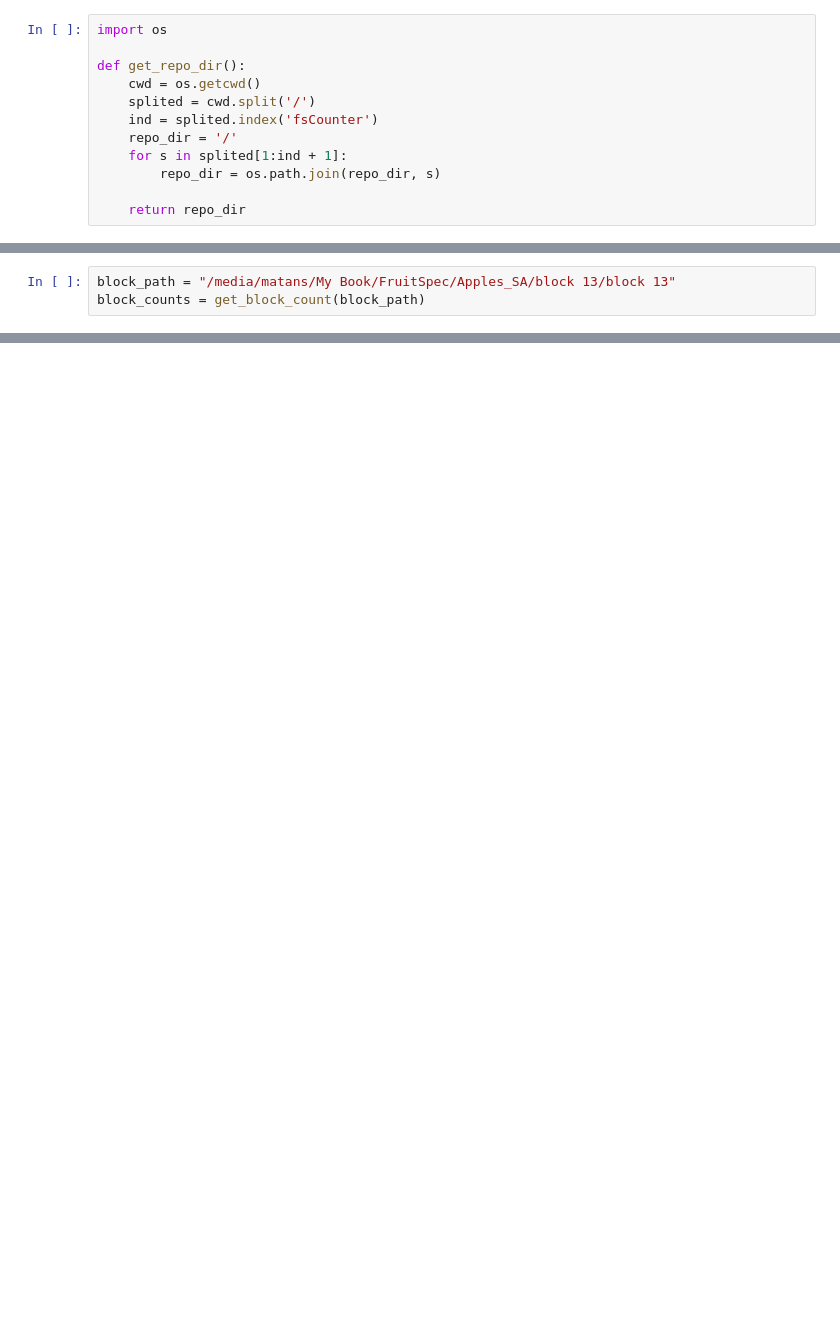
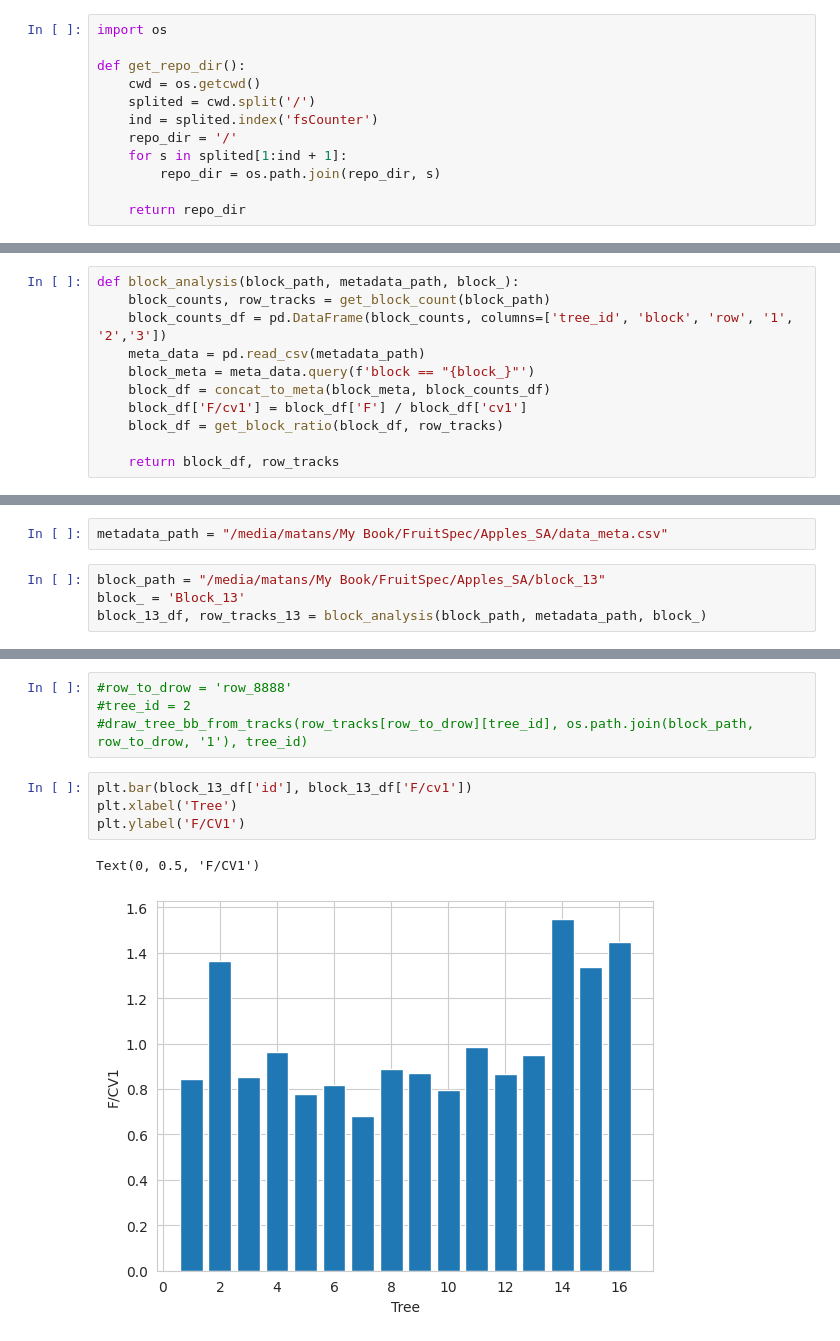
Before and after one commit to FruitSpec/fsCounter, a Jupyter notebook: vision/tools/jupyter_notebooks/Factor_analysis.ipynb, the cells around one changed output, grey strips where cells are left out. Cells and saved outputs as stored; diff of their text form; blank space fills up the shorter version.

```diff
--- a/vision/tools/jupyter_notebooks/Factor_analysis.ipynb
+++ b/vision/tools/jupyter_notebooks/Factor_analysis.ipynb
@@ -27,3 +27,0 @@ from vision.tools.post_process_analysis import read_tracks_and_slices, get_block
-# %%
-block_path = "/media/matans/My Book/FruitSpec/Apples_SA/block 13/block 13"
-block_counts = get_block_count(block_path)
@@ -49,0 +99,11 @@ block_counts
+# %%
+def block_analysis(block_path, metadata_path, block_):
+    block_counts, row_tracks = get_block_count(block_path)
+    block_counts_df = pd.DataFrame(block_counts, columns=['tree_id', 'block', 'row', '1', '2','3'])
+    meta_data = pd.read_csv(metadata_path)
+    block_meta = meta_data.query(f'block == "{block_}"')
+    block_df = concat_to_meta(block_meta, block_counts_df)
+    block_df['F/cv1'] = block_df['F'] / block_df['cv1']
+    block_df = get_block_ratio(block_df, row_tracks)
+
+    return block_df, row_tracks
@@ -49,0 +118,6 @@ block_counts
+# %%
+metadata_path = "/media/matans/My Book/FruitSpec/Apples_SA/data_meta.csv"
+# %%
+block_path = "/media/matans/My Book/FruitSpec/Apples_SA/block_13"
+block_ = 'Block_13'
+block_13_df, row_tracks_13 = block_analysis(block_path, metadata_path, block_)
@@ -49,0 +144,11 @@ block_counts
+# %%
+#row_to_drow = 'row_8888'
+#tree_id = 2
+#draw_tree_bb_from_tracks(row_tracks[row_to_drow][tree_id], os.path.join(block_path, row_to_drow, '1'), tree_id)
+# %%
+plt.bar(block_13_df['id'], block_13_df['F/cv1'])
+plt.xlabel('Tree')
+plt.ylabel('F/CV1')
+# %% [output]
+Text(0, 0.5, 'F/CV1')
+[figure, added]
```
Also changed, not shown: parts of 34 cells of this notebook, 7 other files.
